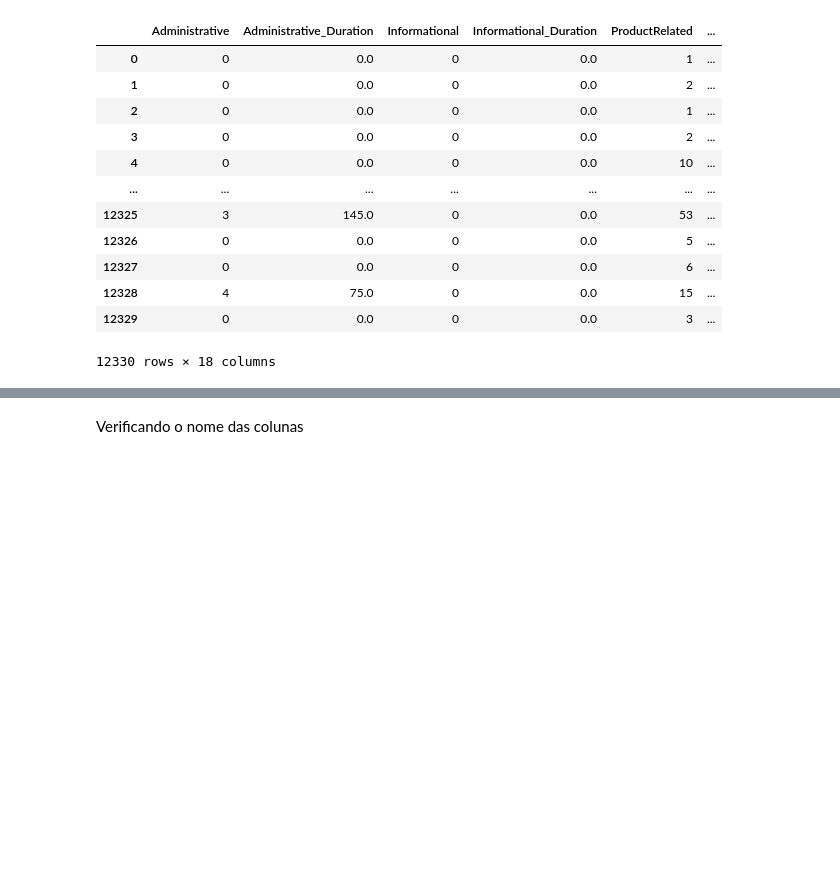
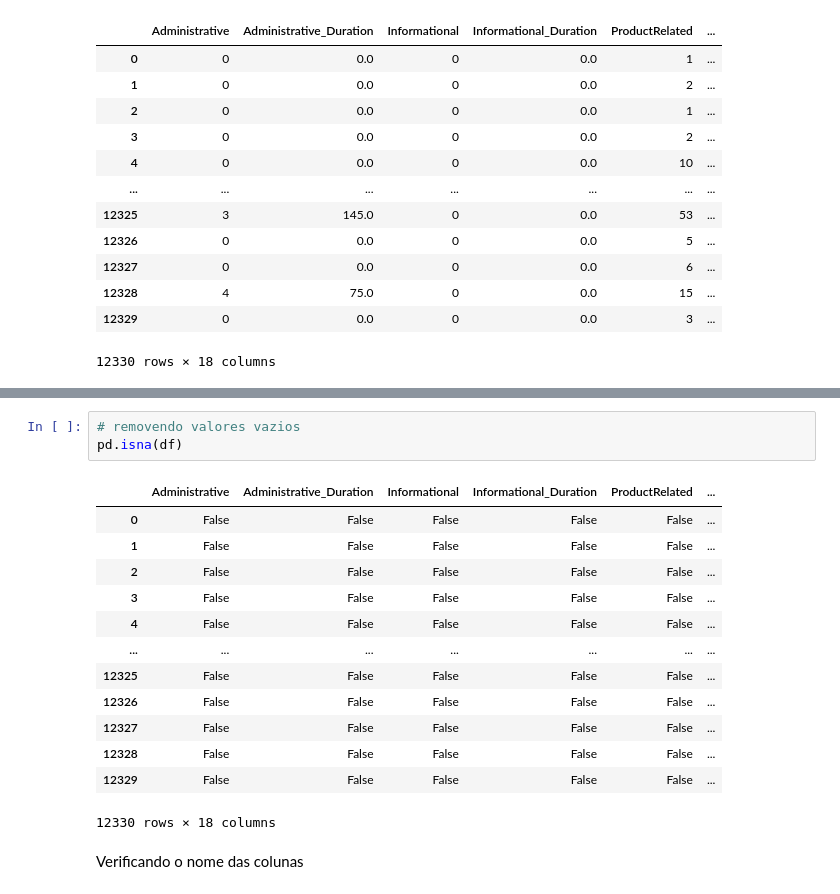
Before and after one commit to marcosjmiranda/machinelearning, a Jupyter notebook: Projeto_Ciencia_de_Dados_Compras_Online.ipynb, the cells around one changed output, grey strips where cells are left out. Cells and saved outputs as stored; diff of their text form; blank space fills up the shorter version.

```diff
--- a/Projeto_Ciencia_de_Dados_Compras_Online.ipynb
+++ b/Projeto_Ciencia_de_Dados_Compras_Online.ipynb
@@ -36,3 +67,20 @@ df
+# %%
+# removendo valores vazios
+pd.isna(df)
+# %% [output]
+|  | Administrative | Administrative_Duration | Informational | Informational_Duration | ProductRelated | ... |
+| 0 | False | False | False | False | False | ... |
+| 1 | False | False | False | False | False | ... |
+| 2 | False | False | False | False | False | ... |
+| 3 | False | False | False | False | False | ... |
+| 4 | False | False | False | False | False | ... |
+| ... | ... | ... | ... | ... | ... | ... |
+| 12325 | False | False | False | False | False | ... |
+| 12326 | False | False | False | False | False | ... |
+| 12327 | False | False | False | False | False | ... |
+| 12328 | False | False | False | False | False | ... |
+| 12329 | False | False | False | False | False | ... |
+12330 rows × 18 columns
 # %% [markdown]
 Verificando o nome das colunas
 # %%
```
Also changed, not shown: parts of 7 cells of this notebook.
